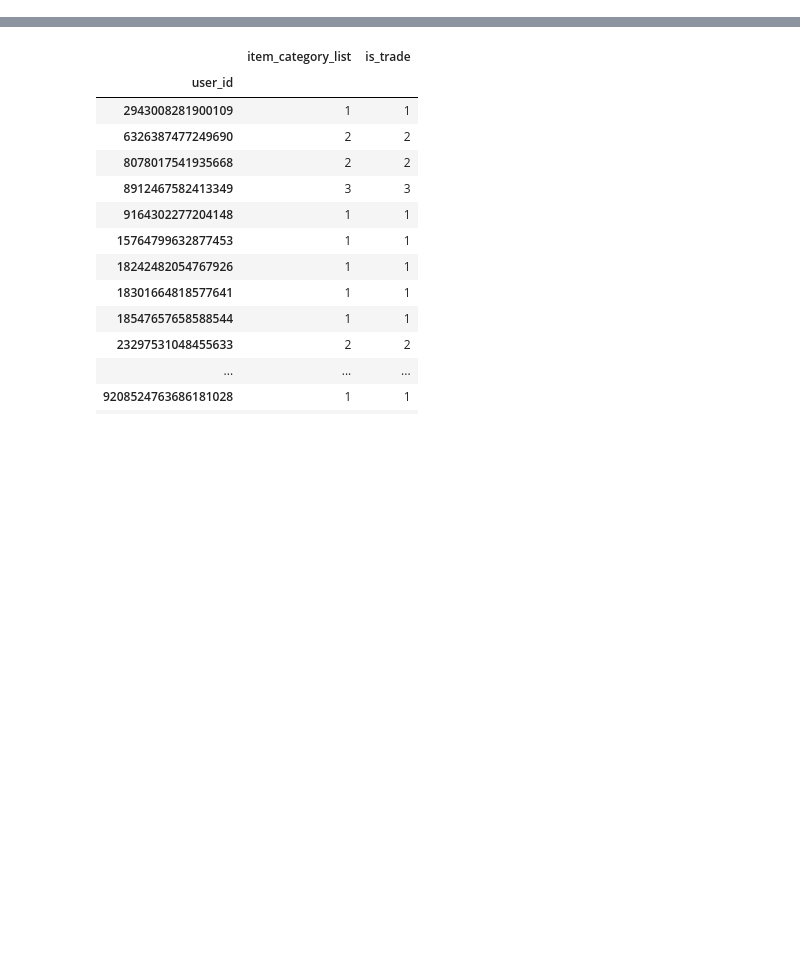
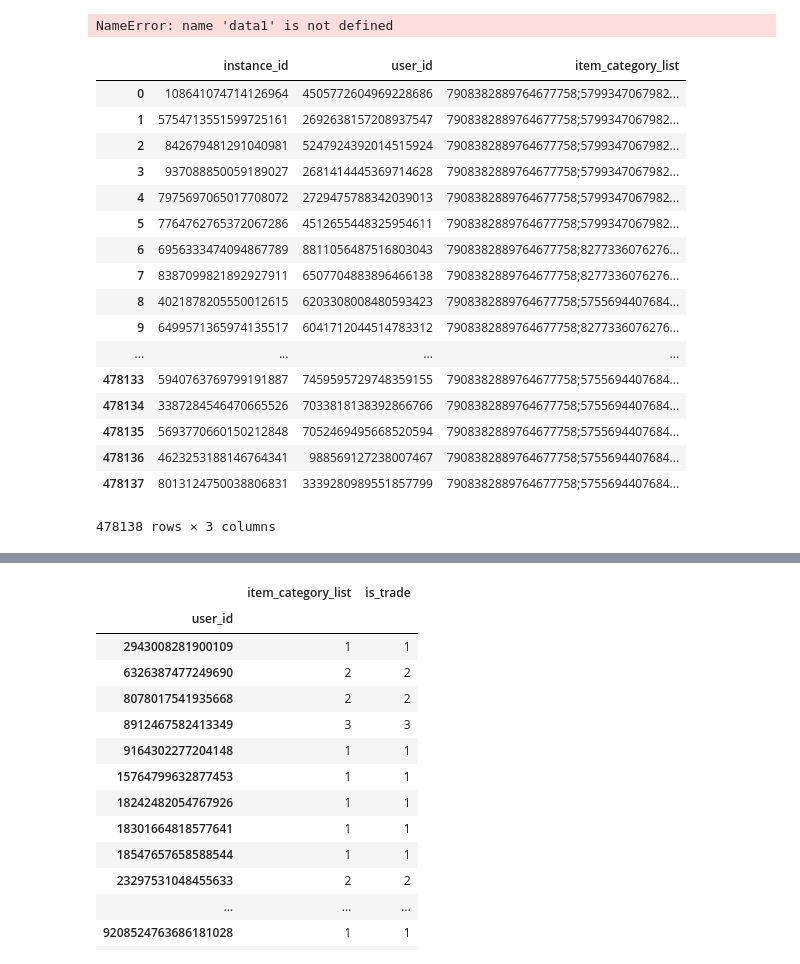
Before and after one commit to chenyunxing/tianchi-new, a Jupyter notebook: category&user.ipynb, the cells around one changed output, grey strips where cells are left out. Cells and saved outputs as stored; diff of their text form; code cells hidden in the pictures; blank space fills up the shorter version.

```diff
--- a/category&user.ipynb
+++ b/category&user.ipynb
@@ -44,2 +54,0 @@ Y = np.array(Y).ravel()
-# %%
-data = data1[:4000]
@@ -46,3 +120,46 @@ data = data1[:4000]
+# %%
+X = data[['instance_id','user_id','item_category_list']]
+X2 = data2[['instance_id','user_id','item_category_list']]
+# %%
+for name,slist in data1.groupby('user_id'):
+#     print(name)
+#     print(len(slist))
+#     print(slist.iloc[0,-1])
+#     slist.iloc[0,-1] = 1
+#     i=-2
+    for i in range(len(slist)):
+#         data1
+        print(slist.iloc[i,0])
+        data1.loc[data1['instance_id']==slist.iloc[i,0], 'clickpv']  = 1/100*(i+1)
+#         slist.iloc[i,2] = 1/100*(i+1)
+#         print(slist.iloc[i,2])
+#         print(1/100*(i+1))
+#         i = i + 1
+#         print(s)
+#     break
+# %% [output]
+NameError: name 'data1' is not defined
+# %%
+X
+# %% [output]
+|  | instance_id | user_id | item_category_list |
+| 0 | 108641074714126964 | 4505772604969228686 | 7908382889764677758;5799347067982... |
+| 1 | 5754713551599725161 | 2692638157208937547 | 7908382889764677758;5799347067982... |
+| 2 | 842679481291040981 | 5247924392014515924 | 7908382889764677758;5799347067982... |
+| 3 | 937088850059189027 | 2681414445369714628 | 7908382889764677758;5799347067982... |
+| 4 | 7975697065017708072 | 2729475788342039013 | 7908382889764677758;5799347067982... |
+| 5 | 7764762765372067286 | 4512655448325954611 | 7908382889764677758;5799347067982... |
+| 6 | 6956333474094867789 | 8811056487516803043 | 7908382889764677758;8277336076276... |
+| 7 | 8387099821892927911 | 6507704883896466138 | 7908382889764677758;8277336076276... |
+| 8 | 4021878205550012615 | 6203308008480593423 | 7908382889764677758;5755694407684... |
+| 9 | 6499571365974135517 | 6041712044514783312 | 7908382889764677758;8277336076276... |
+| ... | ... | ... | ... |
+| 478133 | 5940763769799191887 | 7459595729748359155 | 7908382889764677758;5755694407684... |
+| 478134 | 3387284546470665526 | 7033818138392866766 | 7908382889764677758;5755694407684... |
+| 478135 | 5693770660150212848 | 7052469495668520594 | 7908382889764677758;5755694407684... |
+| 478136 | 4623253188146764341 | 988569127238007467 | 7908382889764677758;5755694407684... |
+| 478137 | 8013124750038806831 | 3339280989551857799 | 7908382889764677758;5755694407684... |
+478138 rows × 3 columns
 # %%
 data1.iloc[0,2] = 1
 data1
```
Also changed, not shown: parts of 10 cells of this notebook, 2 other files.
